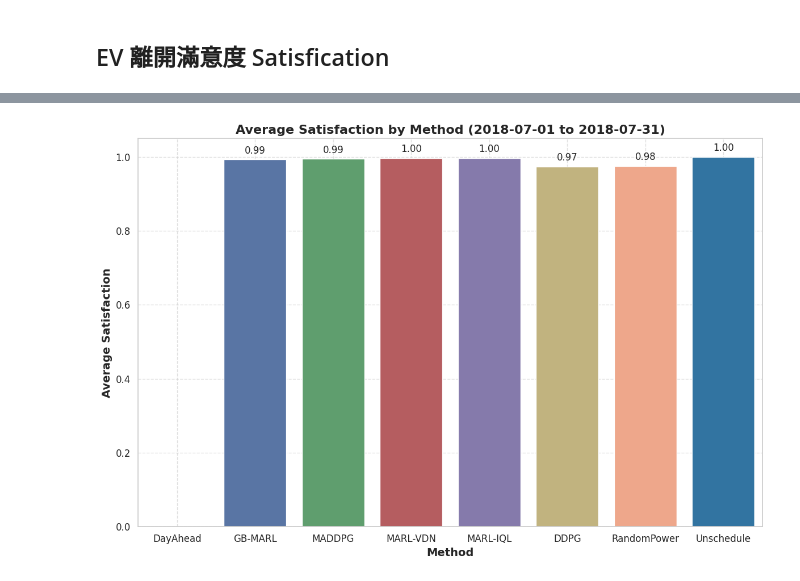
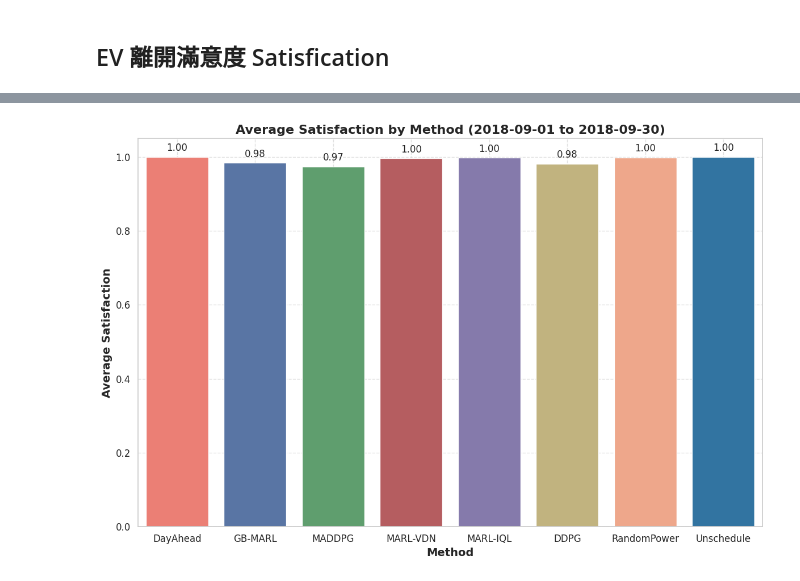
Before and after one commit to carlwang49/MY_WORK, a Jupyter notebook: Evaluation.ipynb, the cells around one changed output, grey strips where cells are left out. Saved outputs shown, nothing was run; the diff lists cells and outputs as text; code cells hidden in the pictures.

```diff
--- a/Evaluation.ipynb
+++ b/Evaluation.ipynb
@@ -328,11 +333,11 @@ def calculate_satisfaction(df):
 # read data
 charging_records_file = '/charging_records.csv'
 DayAhead_charging_record_file = DayAhead_dir + charging_records_file
-GB_MARL_charging_record_file = GB_MARL_dir + charging_records_file
-MADDPG_charging_record_file = MADDPG_dir + charging_records_file
-VDN_charging_record_file = VDN_dir + charging_records_file
-IQL_charging_record_file = IQL_dir + charging_records_file
-DDPG_charging_record_file = DDPG_dir + charging_records_file
+GB_MARL_charging_record_file = GB_MARL_dir + test_charging_file
+MADDPG_charging_record_file = MADDPG_dir + test_charging_file
+VDN_charging_record_file = VDN_dir + test_charging_file
+IQL_charging_record_file = IQL_dir + test_charging_file
+DDPG_charging_record_file = DDPG_dir + test_charging_file
 Random_charging_record_file = Random_dir + charging_records_file
 Unschedule_charging_record_file = Unschedule_dir + charging_records_file
 
@@ -343,5 +348,7 @@ data_frames = []
 
 for method in methods:
     df = pd.read_csv(method)
+    print(method)
+    print(df.head())
     df = calculate_satisfaction(df)
     data_frames.append(df)
@@ -348,34 +373,34 @@ for method in methods:
 # %%
 # calculate average satisfaction
 avg_satisfaction = []
 for df in data_frames:
-    df_filtered = df[(df['departure_time'] >= start_date) & (df['departure_time'] <= end_date)]
+    df_filtered = df[(df['departure_time'] >= start_datetime) & (df['departure_time'] <= end_datetime)]
     avg_satisfaction.append(df_filtered['satisfaction'].mean())
 
 # set plot style
 sns.set(style="whitegrid")
 
 # plot average satisfaction bar chart
 plt.figure(figsize=(12, 8))
 bars = sns.barplot(x=method_names, y=avg_satisfaction, palette=['#FF6F61', '#4C72B0', '#55A868', '#C44E52', '#8172B3', '#CCB974', '#FFA07A', '#1F77B4'])
 # add labels and title
 plt.xlabel('Method', fontsize=14, fontweight='bold')
 plt.ylabel('Average Satisfaction', fontsize=14, fontweight='bold')
 plt.title(f'Average Satisfaction by Method ({start_datetime.date()} to {end_datetime.date()})', fontsize=16, fontweight='bold')
 plt.grid(True, linestyle='--', alpha=0.6)
 
 # display average satisfaction on top of each bar
 for bar, yval in zip(bars.patches, avg_satisfaction):
     height = bar.get_height()
     plt.text(bar.get_x() + bar.get_width()/2, height + 0.01 * height, f'{height:.2f}', ha='center', va='bottom', fontsize=12)
 
 plt.xticks(fontsize=12)
 plt.yticks(fontsize=12)
 plt.tight_layout()
 
 plt.show()
 # %% [output]
-[figure, old version]
+[figure, new version]
 # %%
 # calculate midway satisfaction
 def calculate_midway_satisfaction(df, start_date, end_date):
```
Also changed, not shown: parts of 8 cells of this notebook, 1 other file.
